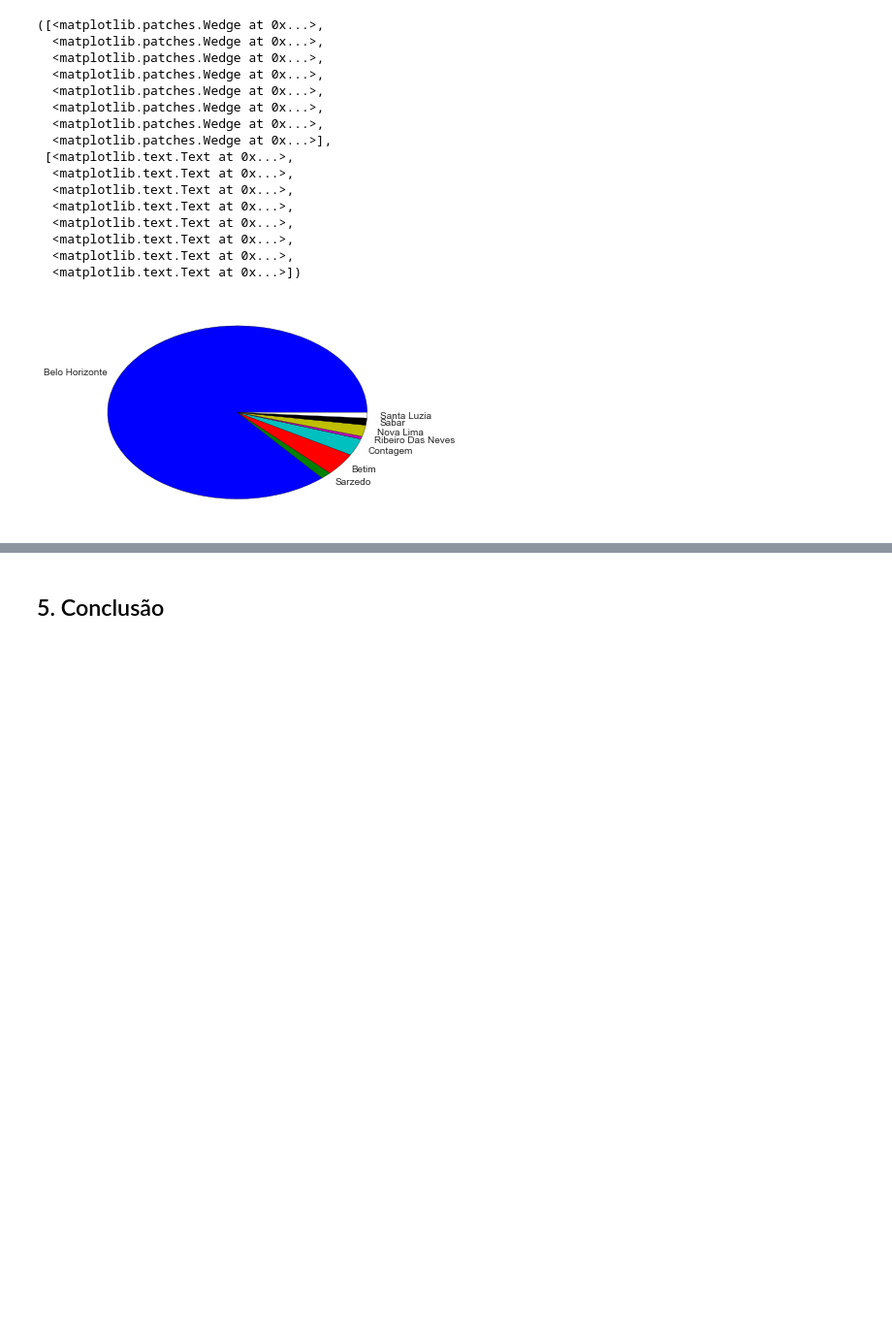
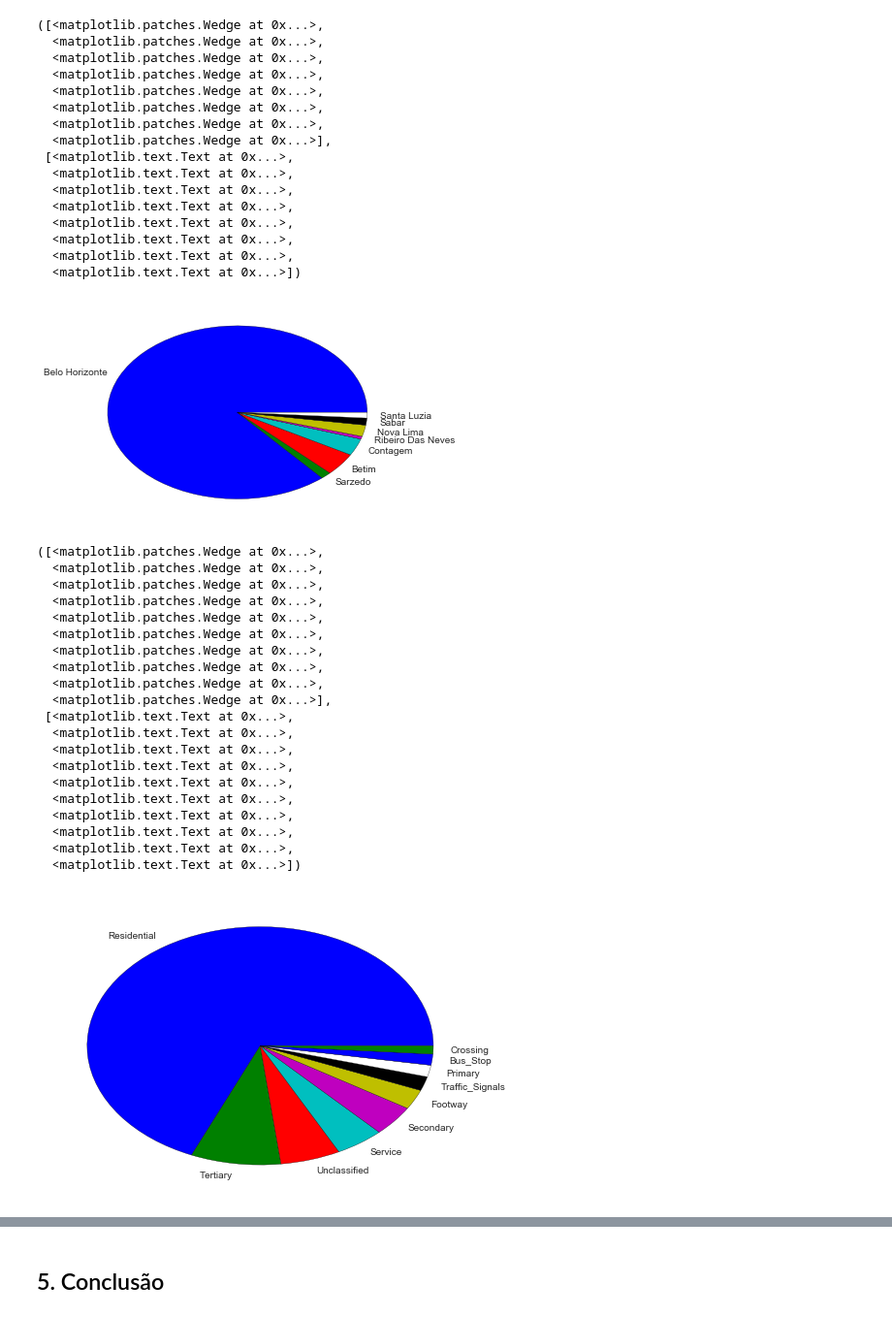
Before and after one commit to liebycardoso/OpenStreetMap, a Jupyter notebook: wrangler_mongodb.ipynb, the cells around one changed output, grey strips where cells are left out. Shown at 97% size. Saved outputs shown, nothing was run; the diff lists cells and outputs as text; code cells hidden in the pictures; blank space fills up the shorter version.

```diff
--- a/wrangler_mongodb.ipynb
+++ b/wrangler_mongodb.ipynb
@@ -327,2 +332,2 @@ u'loc_2d'
 # %%
-x = list(db.mapbh.find({"pos":{"$exists":1}}))
+pos = list(db.mapbh.find({"pos":{"$exists":1}}))
@@ -329,4 +336,4 @@ x = list(db.mapbh.find({"pos":{"$exists":1}}))
 # %%
-for item in x:
+for item in pos:
     db.mapbh.update_one({"_id": item["_id"]},
                         {"$set": {"loc": item["pos"]}})
@@ -394,3 +428,41 @@ plt.pie(x=total,labels=cidade)
   <matplotlib.text.Text at 0x...>,
   <matplotlib.text.Text at 0x...>])
 [figure]
+# %%
+pipeline = [
+            {"$match": {"highway":{"$ne": None,"$exists": 1} }},
+            {"$group": {"_id" : "$highway", "total": {"$sum": 1}}},
+            {"$sort" : {"total" : -1}},
+            {"$limit": 10}
+
+]
+tipo_via = list(db.mapbh.aggregate(pipeline))
+# %%
+label = []
+total = []
+for item in tipo_via:
+    total.append(item["total"])
+    label.append(item["_id"])
+plt.pie(x=total,labels=label)
+# %% [output]
+([<matplotlib.patches.Wedge at 0x...>,
+  <matplotlib.patches.Wedge at 0x...>,
+  <matplotlib.patches.Wedge at 0x...>,
+  <matplotlib.patches.Wedge at 0x...>,
+  <matplotlib.patches.Wedge at 0x...>,
+  <matplotlib.patches.Wedge at 0x...>,
+  <matplotlib.patches.Wedge at 0x...>,
+  <matplotlib.patches.Wedge at 0x...>,
+  <matplotlib.patches.Wedge at 0x...>,
+  <matplotlib.patches.Wedge at 0x...>],
+ [<matplotlib.text.Text at 0x...>,
+  <matplotlib.text.Text at 0x...>,
+  <matplotlib.text.Text at 0x...>,
+  <matplotlib.text.Text at 0x...>,
+  <matplotlib.text.Text at 0x...>,
+  <matplotlib.text.Text at 0x...>,
+  <matplotlib.text.Text at 0x...>,
+  <matplotlib.text.Text at 0x...>,
+  <matplotlib.text.Text at 0x...>,
+  <matplotlib.text.Text at 0x...>])
+[figure, added]
```
Also changed, not shown: parts of 18 cells of this notebook.
